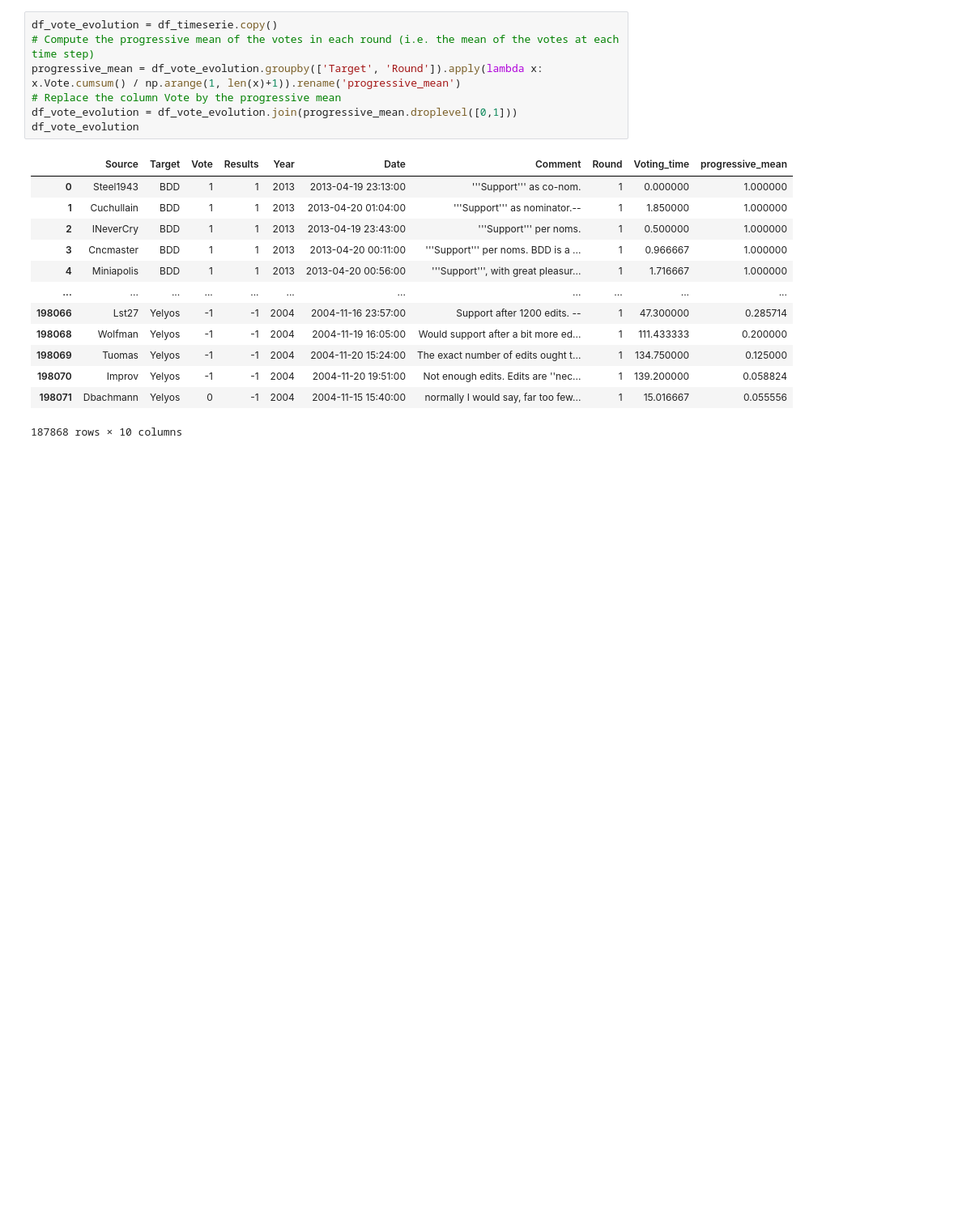
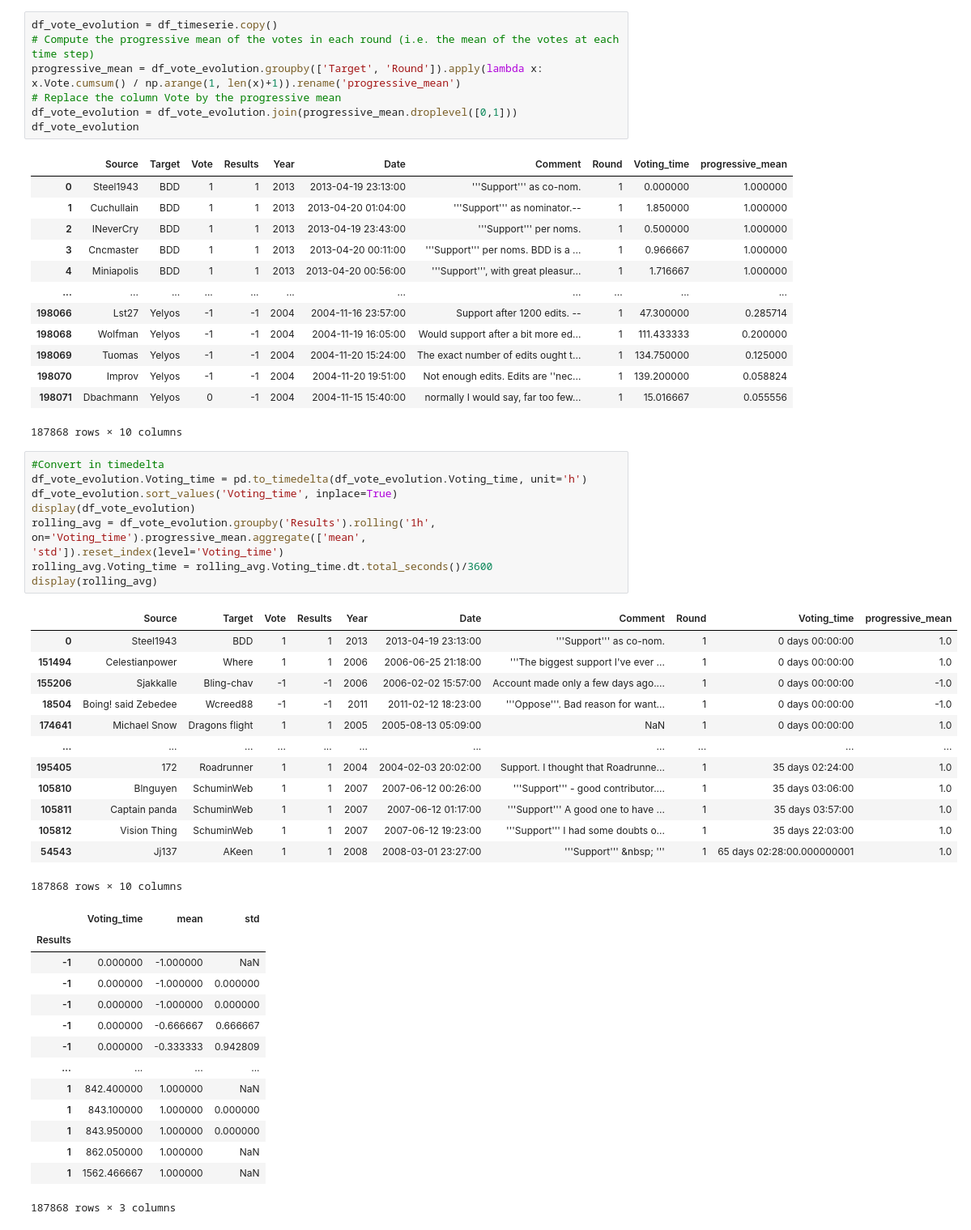
Before and after one commit to epfl-ada/ada-2023-project-abracadabra, a Jupyter notebook: time_series.ipynb, the cells around one changed output. Shown at 81% size. Cells and saved outputs as stored; diff of their text form; blank space fills up the shorter version.

```diff
--- a/time_series.ipynb
+++ b/time_series.ipynb
@@ -377,3 +379,39 @@ df_vote_evolution
 | 198070 | Improv | Yelyos | -1 | -1 | 2004 | 2004-11-20 19:51:00 | Not enough edits. Edits are ''nec... | 1 | 139.200000 | 0.058824 |
 | 198071 | Dbachmann | Yelyos | 0 | -1 | 2004 | 2004-11-15 15:40:00 | normally I would say, far too few... | 1 | 15.016667 | 0.055556 |
 187868 rows × 10 columns
+# %%
+#Convert in timedelta
+df_vote_evolution.Voting_time = pd.to_timedelta(df_vote_evolution.Voting_time, unit='h')
+df_vote_evolution.sort_values('Voting_time', inplace=True)
+display(df_vote_evolution)
+rolling_avg = df_vote_evolution.groupby('Results').rolling('1h', on='Voting_time').progressive_mean.aggregate(['mean', 'std']).reset_index(level='Voting_time')
+rolling_avg.Voting_time = rolling_avg.Voting_time.dt.total_seconds()/3600
+display(rolling_avg)
+# %% [output]
+|  | Source | Target | Vote | Results | Year | Date | Comment | Round | Voting_time | progressive_mean |
+| 0 | Steel1943 | BDD | 1 | 1 | 2013 | 2013-04-19 23:13:00 | '''Support''' as co-nom. | 1 | 0 days 00:00:00 | 1.0 |
+| 151494 | Celestianpower | Where | 1 | 1 | 2006 | 2006-06-25 21:18:00 | '''The biggest support I've ever ... | 1 | 0 days 00:00:00 | 1.0 |
+| 155206 | Sjakkalle | Bling-chav | -1 | -1 | 2006 | 2006-02-02 15:57:00 | Account made only a few days ago.... | 1 | 0 days 00:00:00 | -1.0 |
+| 18504 | Boing! said Zebedee | Wcreed88 | -1 | -1 | 2011 | 2011-02-12 18:23:00 | '''Oppose'''. Bad reason for want... | 1 | 0 days 00:00:00 | -1.0 |
+| 174641 | Michael Snow | Dragons flight | 1 | 1 | 2005 | 2005-08-13 05:09:00 | NaN | 1 | 0 days 00:00:00 | 1.0 |
+| ... | ... | ... | ... | ... | ... | ... | ... | ... | ... | ... |
+| 195405 | 172 | Roadrunner | 1 | 1 | 2004 | 2004-02-03 20:02:00 | Support. I thought that Roadrunne... | 1 | 35 days 02:24:00 | 1.0 |
+| 105810 | Blnguyen | SchuminWeb | 1 | 1 | 2007 | 2007-06-12 00:26:00 | '''Support''' - good contributor.... | 1 | 35 days 03:06:00 | 1.0 |
+| 105811 | Captain panda | SchuminWeb | 1 | 1 | 2007 | 2007-06-12 01:17:00 | '''Support''' A good one to have ... | 1 | 35 days 03:57:00 | 1.0 |
+| 105812 | Vision Thing | SchuminWeb | 1 | 1 | 2007 | 2007-06-12 19:23:00 | '''Support''' I had some doubts o... | 1 | 35 days 22:03:00 | 1.0 |
+| 54543 | Jj137 | AKeen | 1 | 1 | 2008 | 2008-03-01 23:27:00 | '''Support''' &nbsp; ''' | 1 | 65 days 02:28:00.000000001 | 1.0 |
+187868 rows × 10 columns
+|  | Voting_time | mean | std |
+| Results |  |  |  |
+| -1 | 0.000000 | -1.000000 | NaN |
+| -1 | 0.000000 | -1.000000 | 0.000000 |
+| -1 | 0.000000 | -1.000000 | 0.000000 |
+| -1 | 0.000000 | -0.666667 | 0.666667 |
+| -1 | 0.000000 | -0.333333 | 0.942809 |
+| ... | ... | ... | ... |
+| 1 | 842.400000 | 1.000000 | NaN |
+| 1 | 843.100000 | 1.000000 | 0.000000 |
+| 1 | 843.950000 | 1.000000 | 0.000000 |
+| 1 | 862.050000 | 1.000000 | NaN |
+| 1 | 1562.466667 | 1.000000 | NaN |
+187868 rows × 3 columns
```
Also changed, not shown: parts of 6 cells of this notebook, 1 other file.
